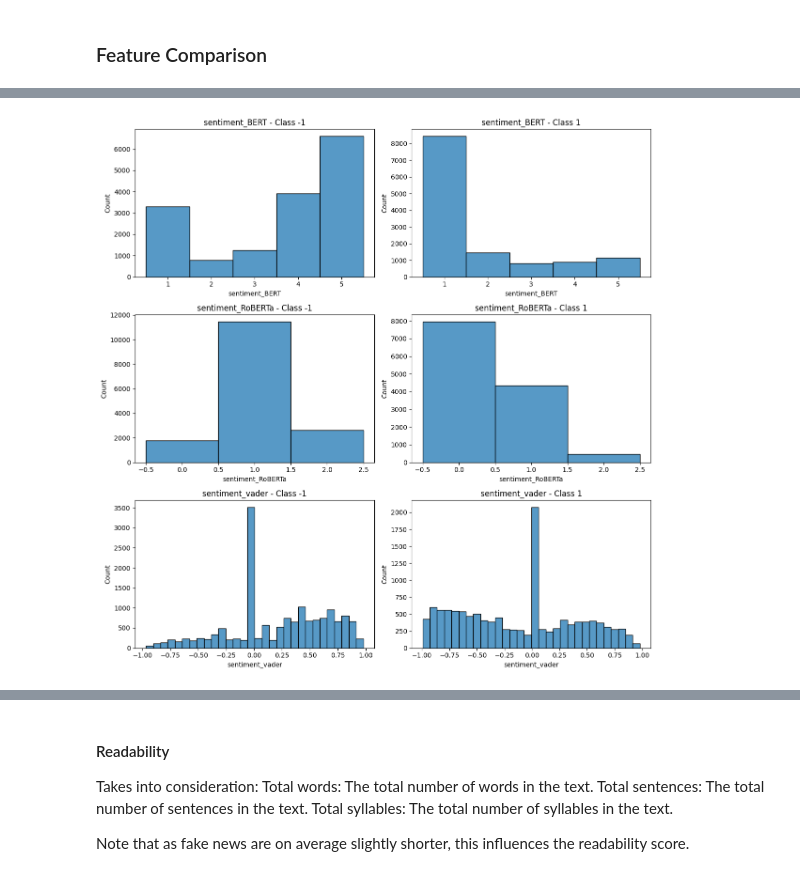
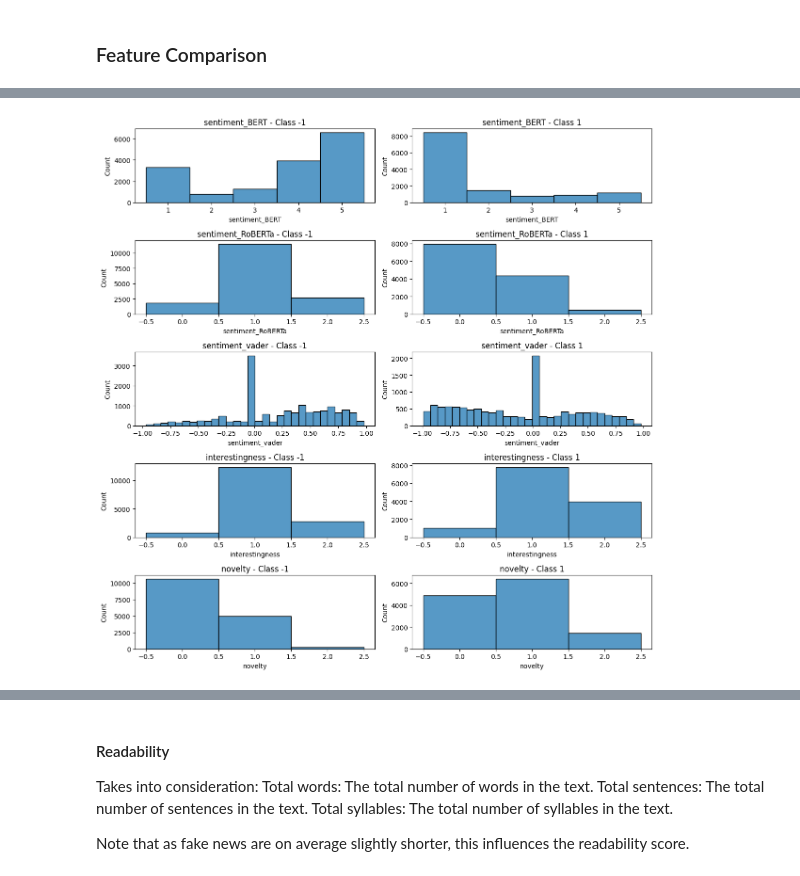
Before and after one commit to maximiliansteu/dissertation, a Jupyter notebook: feature_extraction.ipynb, the cells around one changed output, grey strips where cells are left out. Drawn from its saved outputs; the diff is of its cells as text; code cells hidden in the pictures.

```diff
--- a/feature_extraction.ipynb
+++ b/feature_extraction.ipynb
@@ -1005,11 +1149,8 @@ print(feature_df)
 # Count digits
 
 def count_digits(text):
-    return text.count('\d')
+    return len(re.findall(r'\d', text))
 
 # Apply the function to each row in the DataFrame
 feature_df['digits'] = combined_df['tweet'].apply(
     count_digits)
-
-# Display the DataFrame with the new 'exclamation_marks' column
-print(feature_df)
@@ -1065,6 +1167,8 @@ print(feature_df)
 ### Preprocessing Step 2
 # %%
 def preprocess_tweet_step_two(tweet):
+    # Remove "RT :"
+    tweet = tweet.replace("RT\s?:", "")
     # Remove numbers
     tweet = re.sub(r"\b\d+((\.|\,)\d+)?\b", '', tweet)
     # Remove punctuation
@@ -1167,5 +1265,5 @@ plt.show()
 # %%
 # Drop features
-features = feature_df.columns.drop('label').drop('length_preprocessed').drop('preprocessed').drop('favourites').drop('retweets').drop('followers').drop('source').drop('novelty')
+features = feature_df.columns.drop('label').drop('length_preprocessed').drop('preprocessed').drop('favourites').drop('retweets').drop('followers').drop('source')
 print(features)
 # %% [output]
@@ -1214,0 +1275,20 @@ plt.show()
+# %%
+import matplotlib.pyplot as plt
+import seaborn as sns
+
+# List of columns to plot
+cols = features
+
+# Create subplots
+fig, axes = plt.subplots(len(cols), 2, figsize=(12, len(cols)*5))  # 2 columns for boxplot and mean pointplot
+
+# Iterate over each column and create a plot
+for i, col in enumerate(cols):
+    sns.boxplot(x='label', y=col, data=feature_df, ax=axes[i, 0], palette='viridis')
+    axes[i, 0].set_title(f'Boxplot of {col} vs. Class Label')
+
+    sns.pointplot(x='label', y=col, data=feature_df, ax=axes[i, 1], capsize=.1)
+    axes[i, 1].set_title(f'Mean {col} for each Class Level')
+
+plt.tight_layout()
+plt.show()
@@ -1215,23 +1297,23 @@ plt.show()
 # %%
-sentiment_cols = ['sentiment_BERT', 'sentiment_RoBERTa', 'sentiment_vader']
+sentiment_cols = ['sentiment_BERT', 'sentiment_RoBERTa', 'sentiment_vader', 'interestingness', 'novelty']
 class_labels = feature_df['label'].unique()
 
 fig, axes = plt.subplots(len(sentiment_cols), len(class_labels), figsize=(12, 12))
 
 for i, sentiment in enumerate(sentiment_cols):
     for j, label in enumerate(class_labels):
         ax = axes[i, j]
         data = feature_df[feature_df['label'] == label][sentiment]
 
         # Create discrete histogram for sentiment_BERT and sentiment_RoBERTa
-        if sentiment in ['sentiment_BERT', 'sentiment_RoBERTa']:
+        if sentiment in ['sentiment_BERT', 'sentiment_RoBERTa', 'novelty','interestingness']:
             sns.histplot(data=data, discrete=True, ax=ax)
         else:
             sns.histplot(data=data, bins=30, ax=ax)
 
         ax.set_title(f'{sentiment} - Class {label}')
 
 plt.tight_layout()
 plt.show()
 # %% [output]
-[figure, old version]
+[figure, new version]
```
Also changed, not shown: parts of 51 cells of this notebook, 6 other files.
